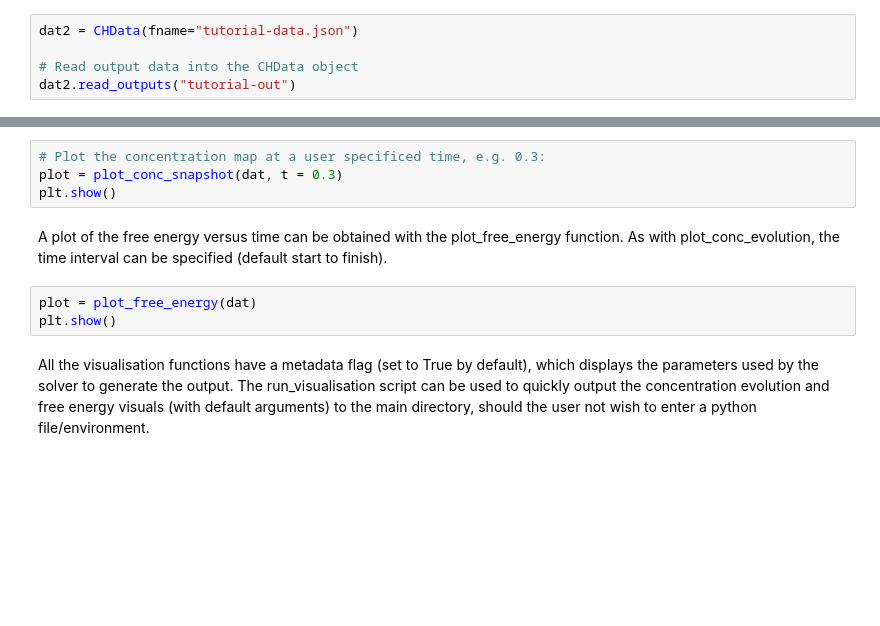
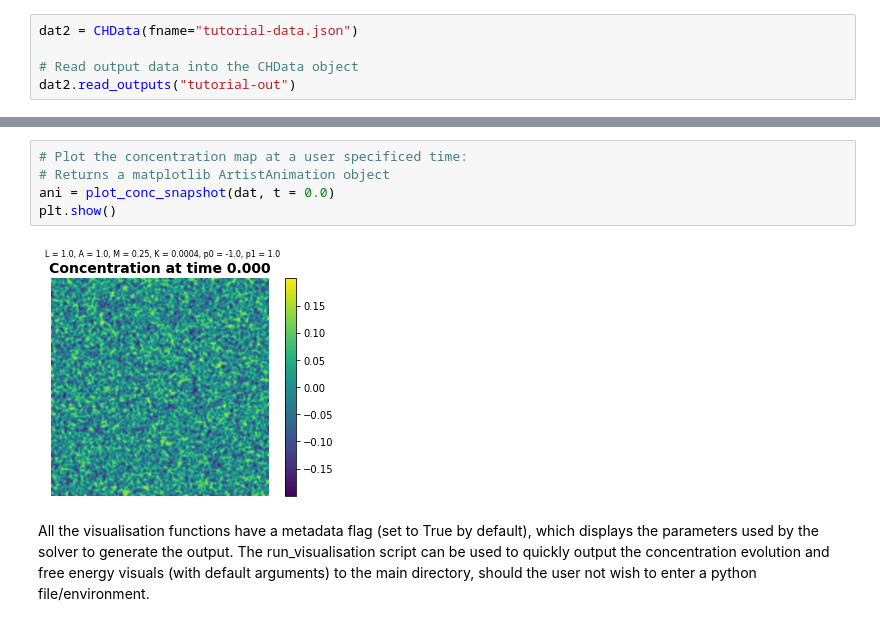
Before and after one commit to HetSys/CHSolver, a Jupyter notebook: tutorial.ipynb, the cells around one changed output, grey strips where cells are left out. Saved outputs shown, nothing was run; the diff lists cells and outputs as text; blank space fills up the shorter version.

```diff
--- a/tutorial.ipynb
+++ b/tutorial.ipynb
@@ -305,11 +461,9 @@ Should the user require a specific snapshot in time, plot_conc_snapshot can be c
 # %%
-# Plot the concentration map at a user specificed time, e.g. 0.3:
-plot = plot_conc_snapshot(dat, t = 0.3)
+# Plot the concentration map at a user specificed time:
+# Returns a matplotlib ArtistAnimation object
+ani = plot_conc_snapshot(dat, t = 0.0)
 plt.show()
+# %% [output]
+[figure, added]
-# %% [markdown]
-A plot of the free energy versus time can be obtained with the plot_free_energy function. As with plot_conc_evolution, the time interval can be specified (default start to finish).
-# %%
-plot = plot_free_energy(dat)
-plt.show()
 # %% [markdown]
 All the visualisation functions have a metadata flag (set to True by default), which displays the parameters used by the solver to generate the output. The run_visualisation script can be used to quickly output the concentration evolution and free energy visuals (with default arguments) to the main directory, should the user not wish to enter a python file/environment.
```
Also changed, not shown: parts of 24 cells of this notebook.
